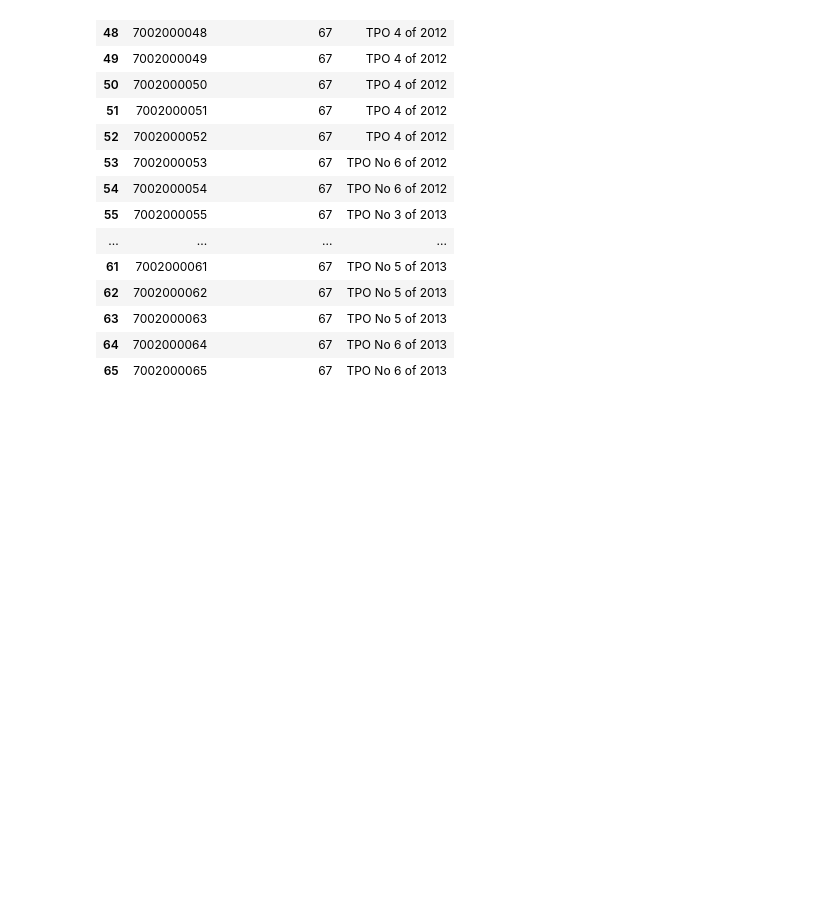
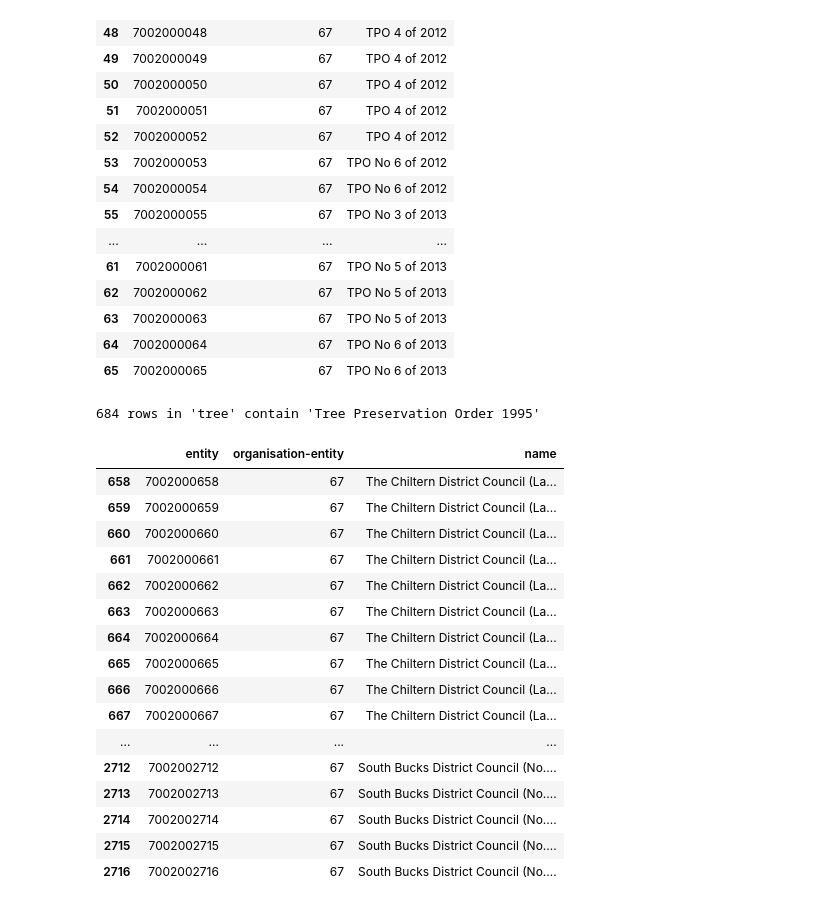
Before and after one commit to digital-land/jupyter-analysis, a Jupyter notebook: analysis/2026-08_odp_name_analysis/initial_odp_name_analysis.ipynb, the cells around one changed output. Drawn from its saved outputs; the diff is of its cells as text; code cells hidden in the pictures; blank space fills up the shorter version.

```diff
--- a/analysis/2026-08_odp_name_analysis/initial_odp_name_analysis.ipynb
+++ b/analysis/2026-08_odp_name_analysis/initial_odp_name_analysis.ipynb
@@ -751,3 +751,29 @@ matches[['entity', 'organisation-entity', 'name']].head(20)
 | 63 | 7002000063 | 67 | TPO No 5 of 2013 |
 | 64 | 7002000064 | 67 | TPO No 6 of 2013 |
 | 65 | 7002000065 | 67 | TPO No 6 of 2013 |
+# %%
+# Swap in whatever phrase looked suspicious above
+phrase = "Tree Preservation Order 1995"
+
+matches = df[df['name'].str.contains(phrase, case=False, na=False)]
+print(f"{len(matches)} rows in '{dataset}' contain '{phrase}'")
+matches[['entity', 'organisation-entity', 'name']].head(20)
+# %% [output]
+684 rows in 'tree' contain 'Tree Preservation Order 1995'
+|  | entity | organisation-entity | name |
+| 658 | 7002000658 | 67 | The Chiltern District Council (La... |
+| 659 | 7002000659 | 67 | The Chiltern District Council (La... |
+| 660 | 7002000660 | 67 | The Chiltern District Council (La... |
+| 661 | 7002000661 | 67 | The Chiltern District Council (La... |
+| 662 | 7002000662 | 67 | The Chiltern District Council (La... |
+| 663 | 7002000663 | 67 | The Chiltern District Council (La... |
+| 664 | 7002000664 | 67 | The Chiltern District Council (La... |
+| 665 | 7002000665 | 67 | The Chiltern District Council (La... |
+| 666 | 7002000666 | 67 | The Chiltern District Council (La... |
+| 667 | 7002000667 | 67 | The Chiltern District Council (La... |
+| ... | ... | ... | ... |
+| 2712 | 7002002712 | 67 | South Bucks District Council (No.... |
+| 2713 | 7002002713 | 67 | South Bucks District Council (No.... |
+| 2714 | 7002002714 | 67 | South Bucks District Council (No.... |
+| 2715 | 7002002715 | 67 | South Bucks District Council (No.... |
+| 2716 | 7002002716 | 67 | South Bucks District Council (No.... |
```
Also changed, not shown: parts of 5 cells of this notebook.
